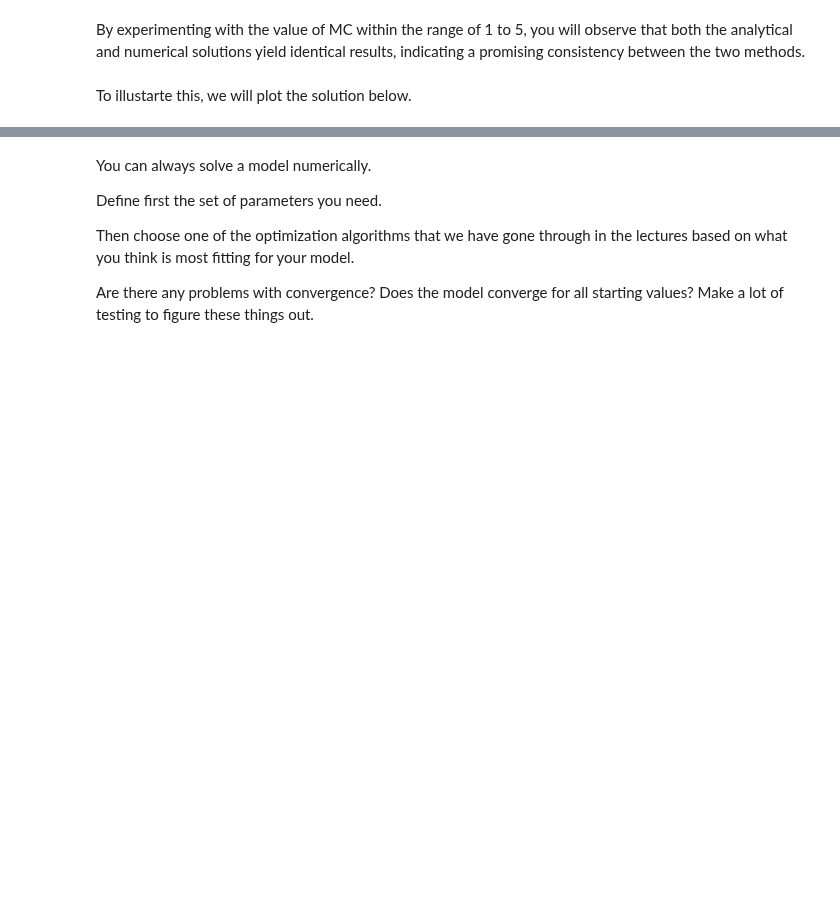
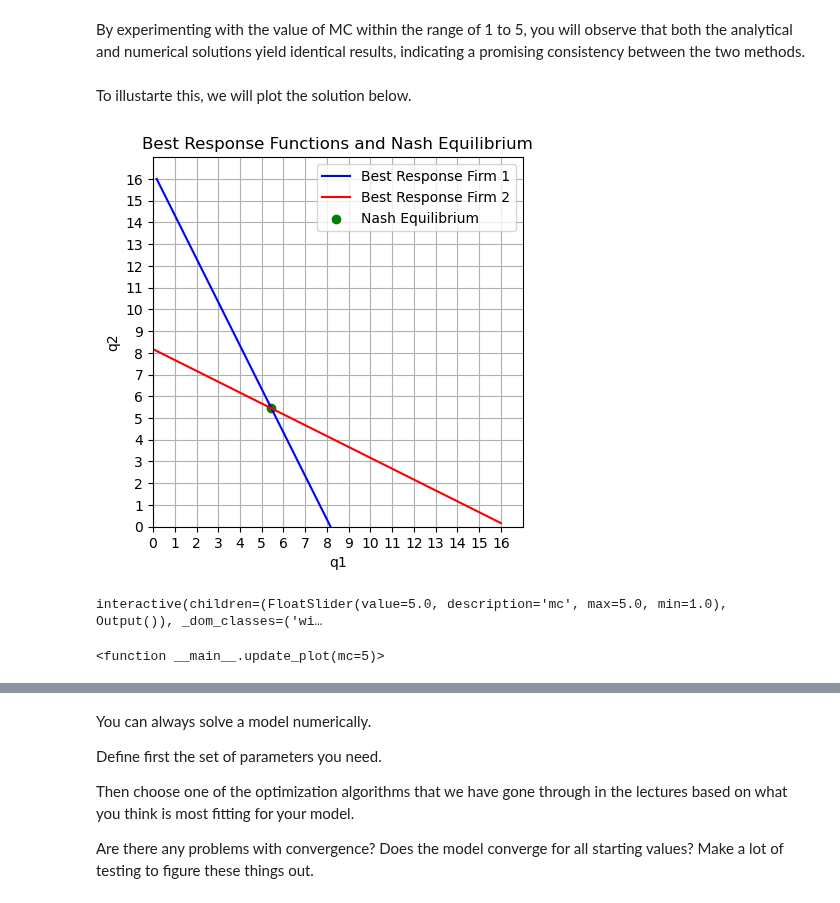
Before and after one commit to NumEconCopenhagen/projects-2024-emil-og-simon, a Jupyter notebook: modelproject/modelproject.ipynb, the cells around one changed output, grey strips where cells are left out. Saved outputs shown, nothing was run; the diff lists cells and outputs as text; code cells hidden in the pictures; blank space fills up the shorter version.

```diff
--- a/modelproject/modelproject.ipynb
+++ b/modelproject/modelproject.ipynb
@@ -121,9 +141,9 @@ nash_qstar = sm.lambdify(args=(a,b,mc),expr=nash_eq_solve[0])
 # %%
 a_val = 50
 b_val = 3
-mc_vec = np.array([1,2,3,4,5])
+mc_vec = np.linspace(1,10,10)
 
-nash_mc = nash_qstar(a_val, b_val, mc_vec)
+nash_eq = nash_qstar(a_val, b_val, mc_vec)
 
-for n in nash_mc:
-    print(f'q*: {n:1.3f}')
+for mc, n in zip(mc_vec, nash_eq):
+    print(f'For mc = {mc:1.1f}, we have q* = {n:1.3f}')
@@ -155,15 +186,15 @@ def H_duo(q, a, b, mc):
 
 a = 50
 b = 3
-mc = 1
+mc_duo = 1
 
 # Solve for Nash equilibrium
-result = optimize.root(lambda q: H_duo(q, a, b, mc), [0.1, 0.1])
+result_duo = optimize.root(lambda q: H_duo(q, a, b, mc_duo), [0.1, 0.1])
 
 # Extract equilibrium quantities
-q_star = result.x
+q_star = result_duo.x
 q1_star, q2_star = q_star
 
-print("Nash Equilibrium:")
+print("Nash Equilibrium for mc1 = mc2 = {mc_duo:1.1f}")
 print("q1* =", q1_star)
 print("q2* =", q2_star)
@@ -173,35 +208,37 @@ By experimenting with the value of MC within the range of 1 to 5, you will obser
 To illustarte this, we will plot the solution below.
 # %%
 # Define the range of q1 and q2 values
-q_values = np.linspace(0, 15, 100)
+q_values = np.linspace(0, 16, 100)
 
 # Calculate corresponding q1 values using the best response function for firm 1
 q1_values = [BR1_duo(q2, a, b, mc) for q2 in q_values]
 
 # Calculate corresponding q2 values using the best response function for firm 2
 q2_values = [BR2_duo(q1, a, b, mc) for q1 in q_values]
 
 plt.plot(q1_values, q_values, label='Best Response Firm 1', color='blue')
 plt.plot(q_values, q2_values, label='Best Response Firm 2', color='red')
 
 plt.scatter(q1_star, q2_star, color='green', label='Nash Equilibrium')
 
 # Set x and y axis limits
 plt.xlim(0, 17)
 plt.ylim(0, 17)
 
 plt.xticks(np.arange(0, 17, step=1))
 plt.yticks(np.arange(0, 17, step=1))
 
 plt.gca().set_aspect('equal', adjustable='box')
 
 plt.xlabel('q1')
 plt.ylabel('q2')
 plt.title('Best Response Functions and Nash Equilibrium')
 plt.legend()
 plt.grid(True)
 
 plt.show()
+# %% [output]
+[figure, added]
 # %%
 import numpy as np
 import matplotlib.pyplot as plt
@@ -254,6 +291,9 @@ def update_plot(mc=mc_default):
     plt.show()
 
 widgets.interact(update_plot, mc=(1, 5, 0.1))
+# %% [output]
+interactive(children=(FloatSlider(value=5.0, description='mc', max=5.0, min=1.0), Output()), _dom_classes=('wi…
+<function __main__.update_plot(mc=5)>
 # %%
 %matplotlib widget
 
```
Also changed, not shown: parts of 15 cells of this notebook.
